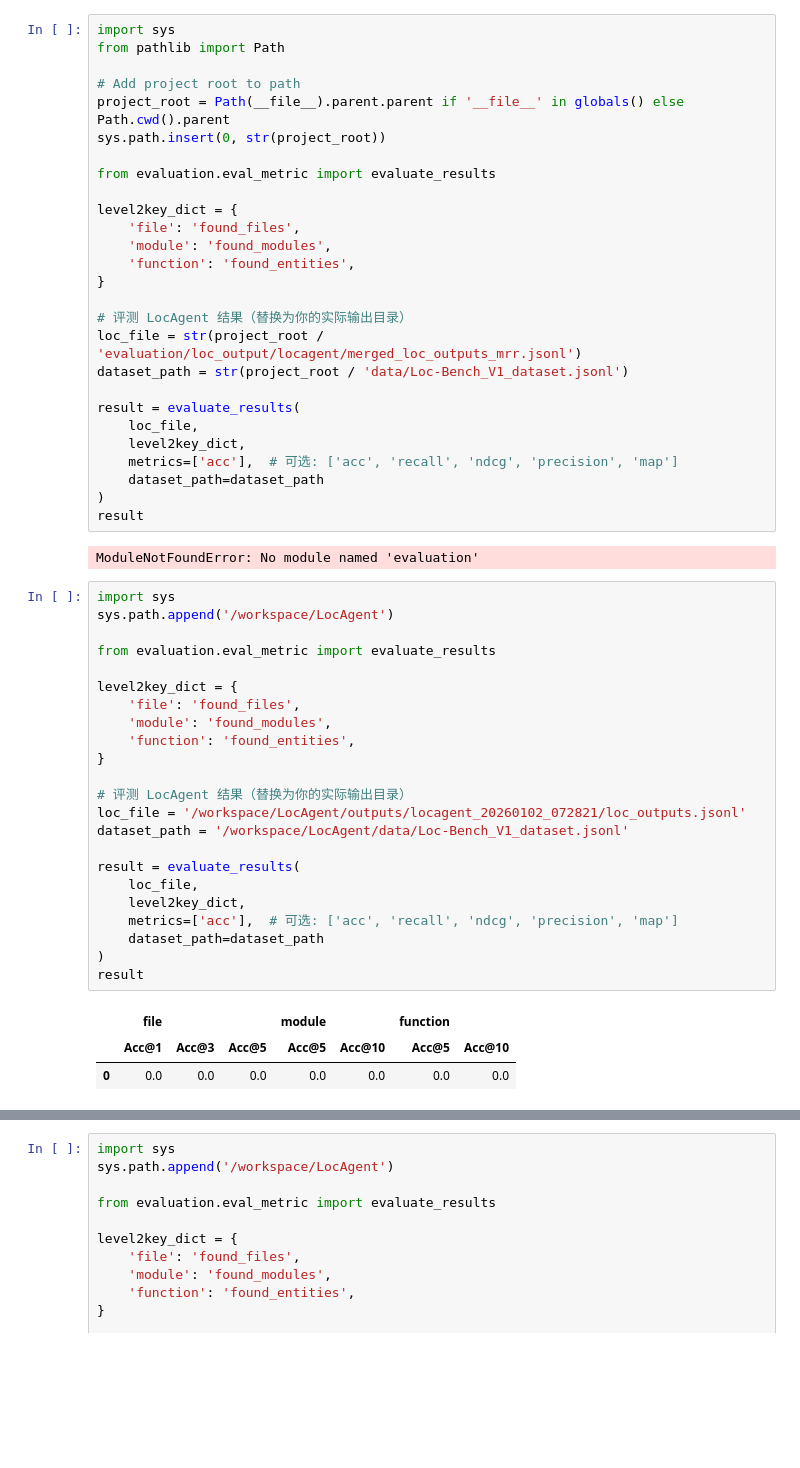
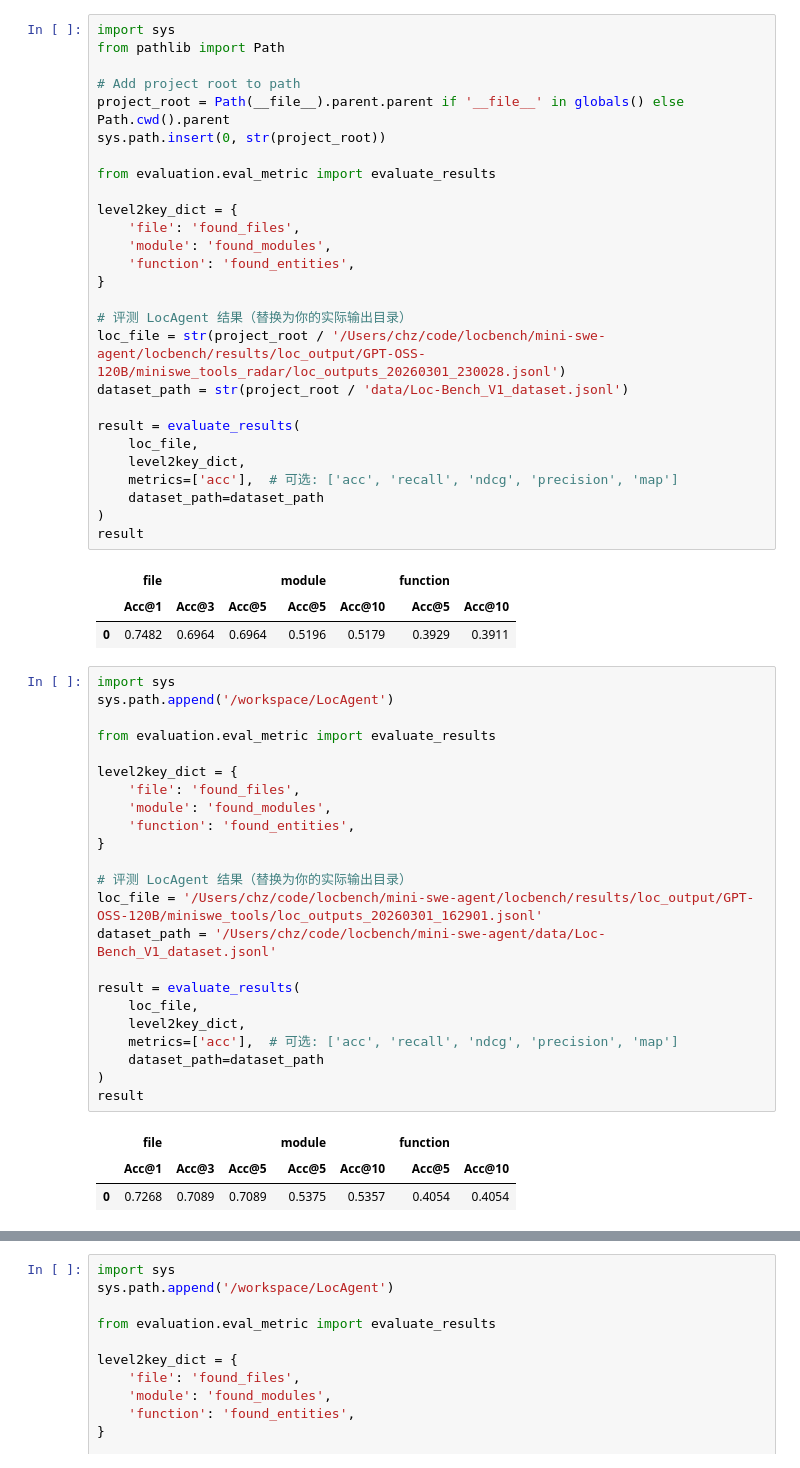
Before and after one commit to CCChz233/mini-swe-agent, a Jupyter notebook: evaluation/run_evaluation.ipynb, the cells around one changed output, grey strips where cells are left out. Saved outputs shown, nothing was run; the diff lists cells and outputs as text; blank space fills up the shorter version.

```diff
--- a/evaluation/run_evaluation.ipynb
+++ b/evaluation/run_evaluation.ipynb
@@ -15,7 +15,7 @@ level2key_dict = {
 }
 
 # 评测 LocAgent 结果（替换为你的实际输出目录）
-loc_file = str(project_root / 'evaluation/loc_output/locagent/merged_loc_outputs_mrr.jsonl')
+loc_file = str(project_root / '/Users/chz/code/locbench/mini-swe-agent/locbench/results/loc_output/GPT-OSS-120B/miniswe_tools_radar/loc_outputs_20260301_230028.jsonl')
 dataset_path = str(project_root / 'data/Loc-Bench_V1_dataset.jsonl')
 
 result = evaluate_results(
@@ -26,34 +26,36 @@ result = evaluate_results(
 )
 result
 # %% [output]
-ModuleNotFoundError: No module named 'evaluation'
+|  | file |  |  | module |  | function |  |
+|  | Acc@1 | Acc@3 | Acc@5 | Acc@5 | Acc@10 | Acc@5 | Acc@10 |
+| 0 | 0.7482 | 0.6964 | 0.6964 | 0.5196 | 0.5179 | 0.3929 | 0.3911 |
 # %%
 import sys
 sys.path.append('/workspace/LocAgent')
 
 from evaluation.eval_metric import evaluate_results
 
 level2key_dict = {
     'file': 'found_files',
     'module': 'found_modules',
     'function': 'found_entities',
 }
 
 # 评测 LocAgent 结果（替换为你的实际输出目录）
-loc_file = '/workspace/LocAgent/outputs/locagent_20260102_072821/loc_outputs.jsonl'
-dataset_path = '/workspace/LocAgent/data/Loc-Bench_V1_dataset.jsonl'
+loc_file = '/Users/chz/code/locbench/mini-swe-agent/locbench/results/loc_output/GPT-OSS-120B/miniswe_tools/loc_outputs_20260301_162901.jsonl'
+dataset_path = '/Users/chz/code/locbench/mini-swe-agent/data/Loc-Bench_V1_dataset.jsonl'
 
 result = evaluate_results(
     loc_file,
     level2key_dict,
     metrics=['acc'],  # 可选: ['acc', 'recall', 'ndcg', 'precision', 'map']
     dataset_path=dataset_path
 )
 result
 # %% [output]
 |  | file |  |  | module |  | function |  |
 |  | Acc@1 | Acc@3 | Acc@5 | Acc@5 | Acc@10 | Acc@5 | Acc@10 |
-| 0 | 0.0 | 0.0 | 0.0 | 0.0 | 0.0 | 0.0 | 0.0 |
+| 0 | 0.7268 | 0.7089 | 0.7089 | 0.5375 | 0.5357 | 0.4054 | 0.4054 |
 # %%
 import sys
 sys.path.append('/workspace/LocAgent')
```
Also changed, not shown: parts of 1 cell of this notebook, 8 other files.
